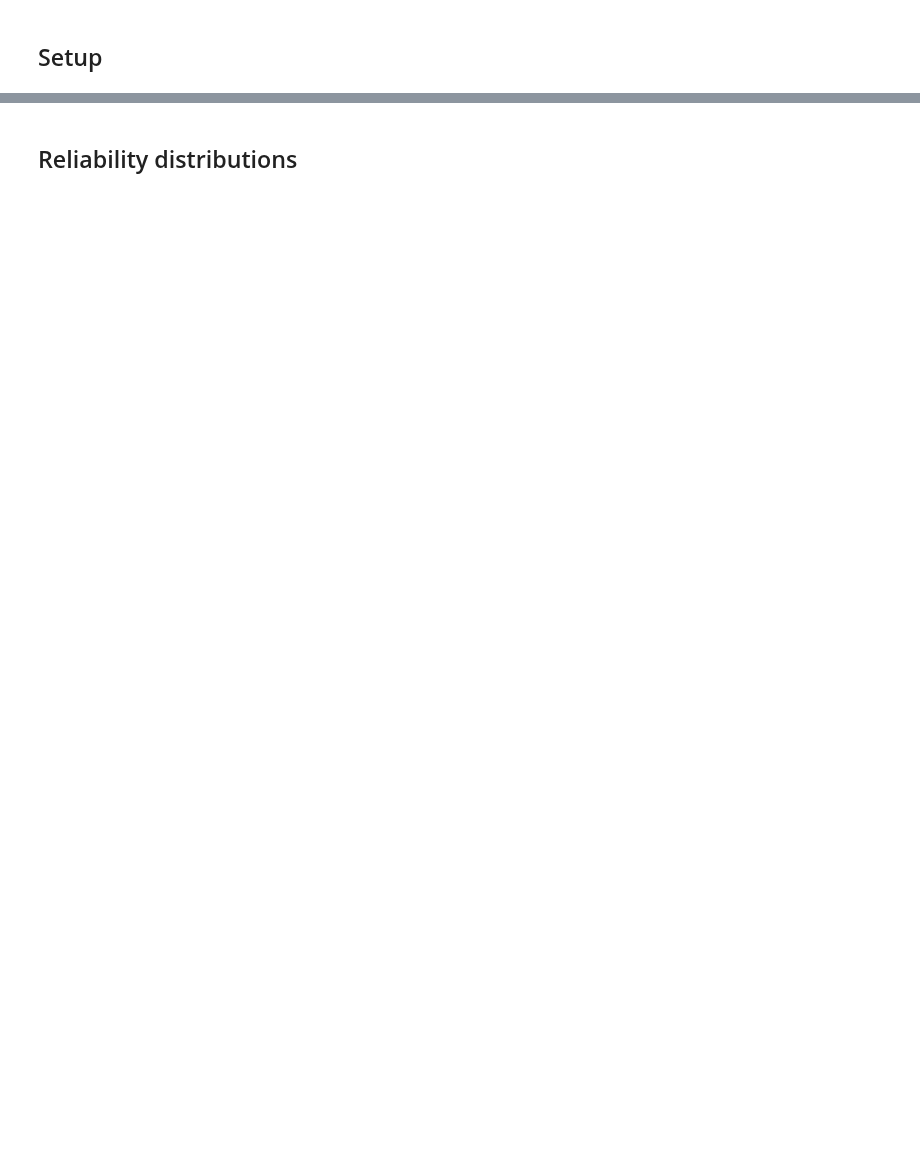
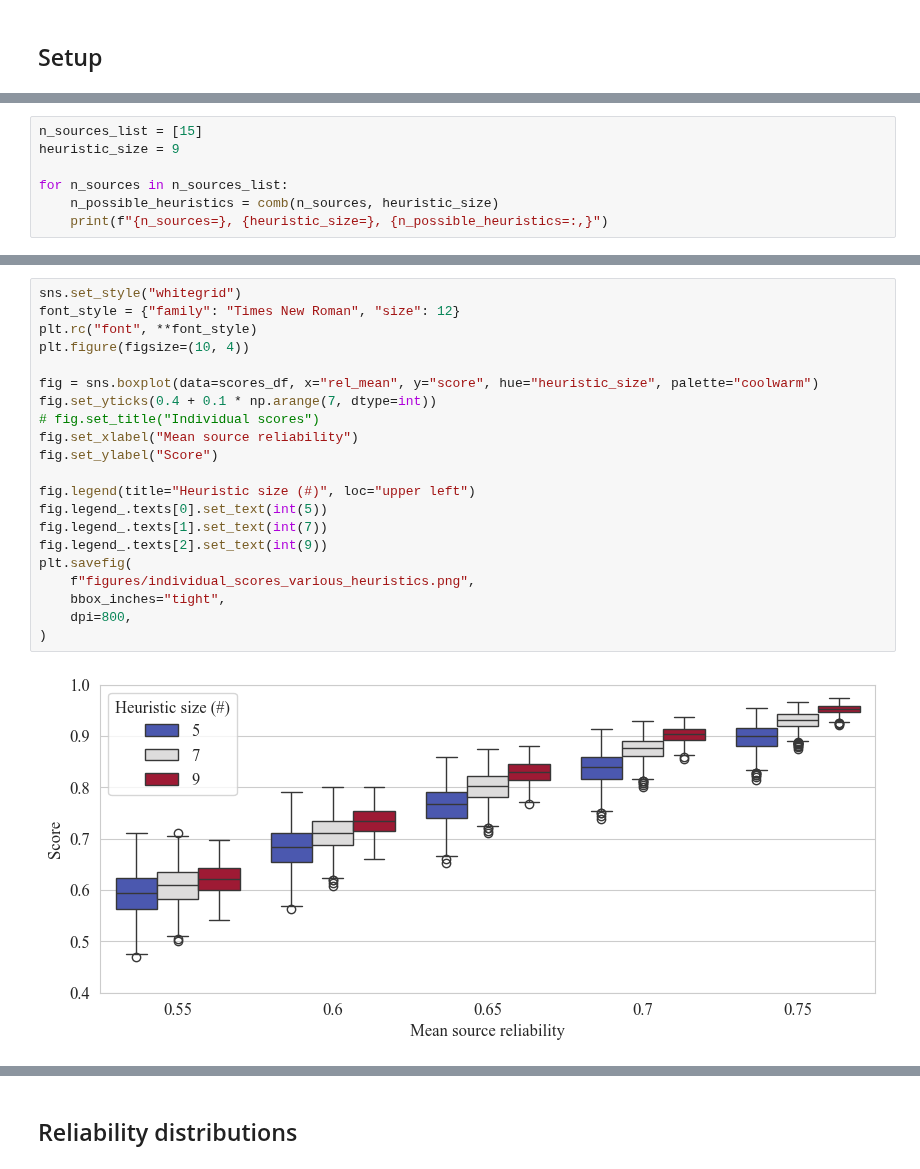
Before and after one commit to HeinDuijf/DiversityAbility, a Jupyter notebook: robustness.ipynb, the cells around one changed output, grey strips where cells are left out. Saved outputs shown, nothing was run; the diff lists cells and outputs as text; blank space fills up the shorter version.

```diff
--- a/robustness.ipynb
+++ b/robustness.ipynb
@@ -12,0 +73,7 @@ from IPython.display import display
+# %%
+n_sources_list = [15]
+heuristic_size = 9
+
+for n_sources in n_sources_list:
+    n_possible_heuristics = comb(n_sources, heuristic_size)
+    print(f"{n_sources=}, {heuristic_size=}, {n_possible_heuristics=:,}")
@@ -12,0 +226,23 @@ from IPython.display import display
+# %%
+sns.set_style("whitegrid")
+font_style = {"family": "Times New Roman", "size": 12}
+plt.rc("font", **font_style)
+plt.figure(figsize=(10, 4))
+
+fig = sns.boxplot(data=scores_df, x="rel_mean", y="score", hue="heuristic_size", palette="coolwarm")
+fig.set_yticks(0.4 + 0.1 * np.arange(7, dtype=int))
+# fig.set_title("Individual scores")
+fig.set_xlabel("Mean source reliability")
+fig.set_ylabel("Score")
+
+fig.legend(title="Heuristic size (#)", loc="upper left")
+fig.legend_.texts[0].set_text(int(5))
+fig.legend_.texts[1].set_text(int(7))
+fig.legend_.texts[2].set_text(int(9))
+plt.savefig(
+    f"figures/individual_scores_various_heuristics.png",
+    bbox_inches="tight",
+    dpi=800,
+)
+# %% [output]
+[figure, added]
```
Also changed, not shown: parts of 47 cells of this notebook.
